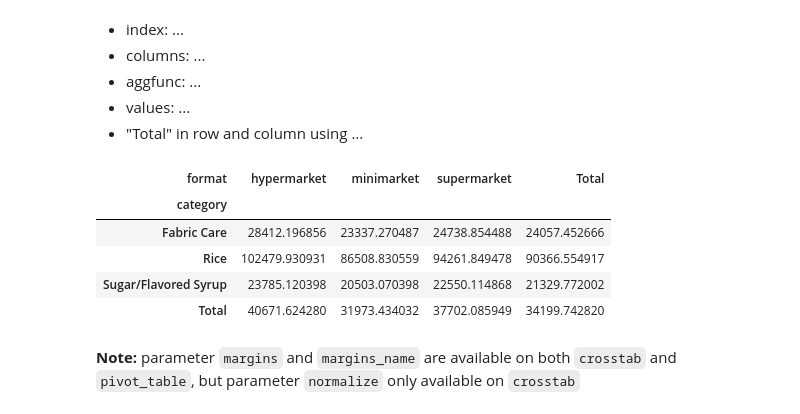
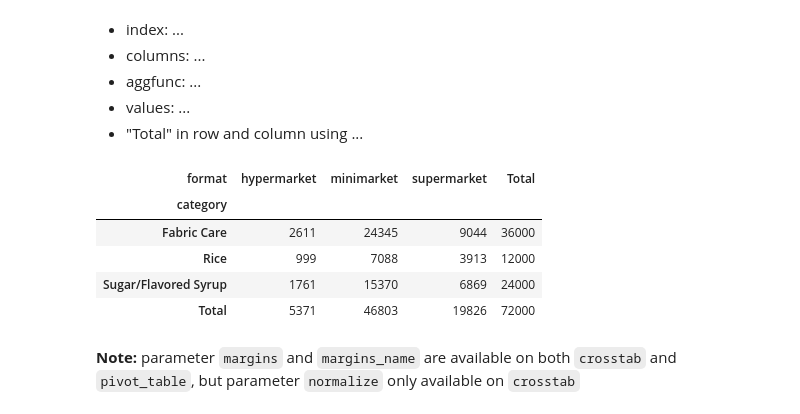
Before and after one commit to mulutbrah/data-analysis-lab, a Jupyter notebook: inclass_EDA_day2.ipynb, the cells around one changed output. Cells and saved outputs as stored; diff of their text form; code cells hidden in the pictures.

```diff
--- a/inclass_EDA_day2.ipynb
+++ b/inclass_EDA_day2.ipynb
@@ -1551,19 +1551,20 @@ Let's recreate a frequency table below which shows the number of transactions, u
 # %%
 pd.pivot_table(
     data=household,
     index='category',
     values='subtotal',
     columns='format',
+    aggfunc='count',
     margins_name='Total',
     margins=True
 )
 # %% [output]
 | format | hypermarket | minimarket | supermarket | Total |
 | category |  |  |  |  |
-| Fabric Care | 28412.196856 | 23337.270487 | 24738.854488 | 24057.452666 |
-| Rice | 102479.930931 | 86508.830559 | 94261.849478 | 90366.554917 |
-| Sugar/Flavored Syrup | 23785.120398 | 20503.070398 | 22550.114868 | 21329.772002 |
-| Total | 40671.624280 | 31973.434032 | 37702.085949 | 34199.742820 |
+| Fabric Care | 2611 | 24345 | 9044 | 36000 |
+| Rice | 999 | 7088 | 3913 | 12000 |
+| Sugar/Flavored Syrup | 1761 | 15370 | 6869 | 24000 |
+| Total | 5371 | 46803 | 19826 | 72000 |
 # %% [markdown]
 **Note:** parameter `margins` and `margins_name` are available on both `crosstab` and `pivot_table`, but parameter `normalize` only available on `crosstab`
 # %% [markdown]
```
